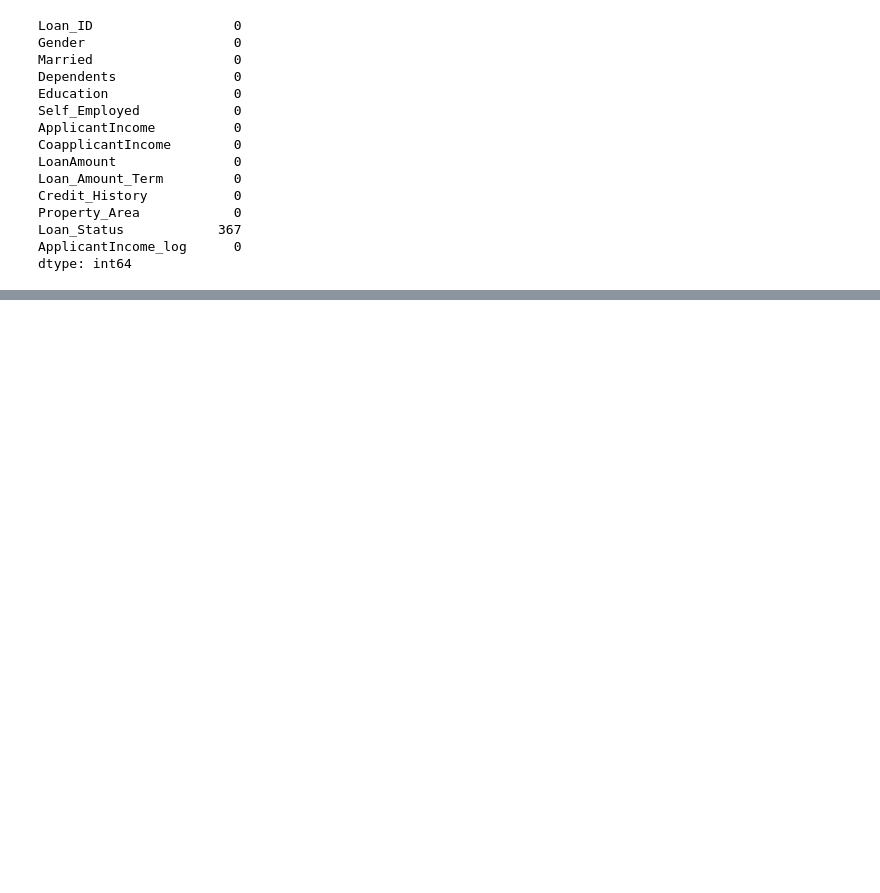
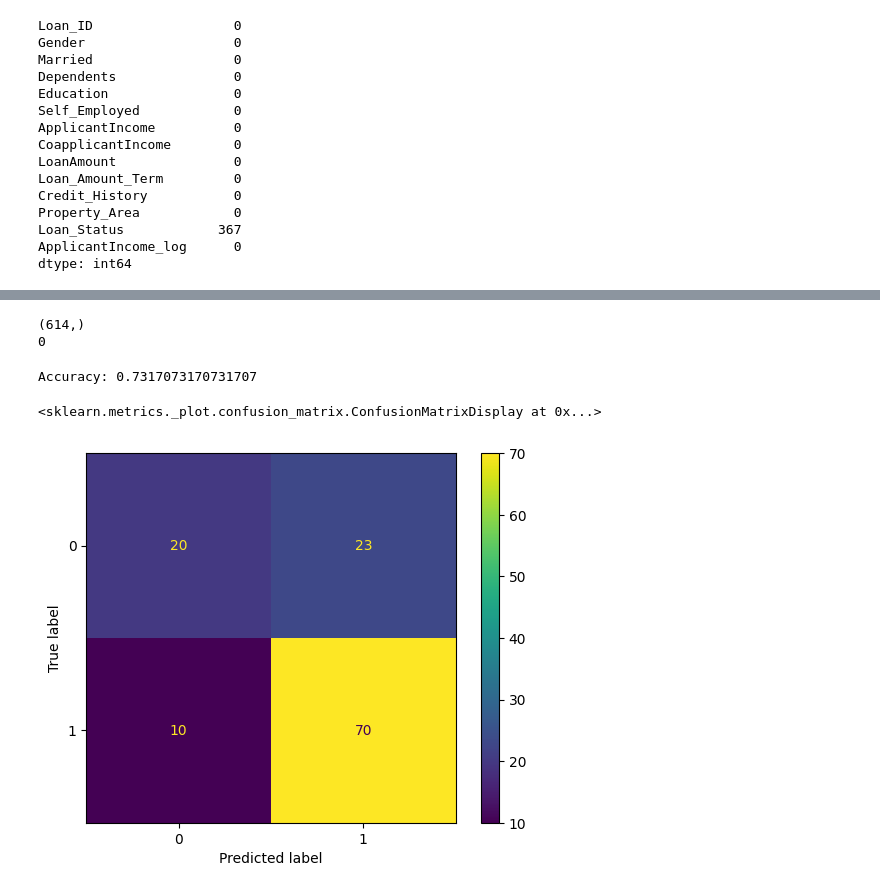
Before and after one commit to Nitish-kr0101/Machine_Learning, a Jupyter notebook: loan.ipynb, the cells around one changed output, grey strips where cells are left out. Drawn from its saved outputs; the diff is of its cells as text; code cells hidden in the pictures; blank space fills up the shorter version.

```diff
--- a/loan.ipynb
+++ b/loan.ipynb
@@ -211,0 +414,17 @@ dtype: int64
+# %%
+# reading the dataset and creating train and test data
+df= pd.read_csv("Loan dataset_classification.csv")
+
+df = df.dropna(subset=["Loan_Status"])
+
+X = df.drop(columns=["Loan_Status","Loan_ID","Gender","Dependents"], axis=1)
+y = df["Loan_Status"].map({"Y":1,"N":0})
+print(y.shape)
+print(y.isna().sum())
+
+X_train, X_test, y_train, y_test = train_test_split(
+    X, y, test_size=0.2, random_state=42
+)
+# %% [output]
+(614,)
+0
@@ -211,0 +437,44 @@ dtype: int64
+# %%
+# Creating pipelines
+numeric_pipeline = Pipeline([
+    ("imputer", SimpleImputer(strategy="median")),
+    ("scaler", StandardScaler())
+])
+
+log_numeric_pipeline = Pipeline([
+    ("imputer", SimpleImputer(strategy="median")),
+    ("log", FunctionTransformer(np.log1p, validate=False)),
+    ("scaler", StandardScaler())
+])
+
+categorical_pipeline = Pipeline([
+    ("imputer", SimpleImputer(strategy="most_frequent")),
+    ("encoder", OneHotEncoder(handle_unknown="ignore"))
+])
+# %%
+# Applying pipeline on the model dataset
+preprocessor = ColumnTransformer([
+    ("log_num", log_numeric_pipeline, log_cols),
+    ("num", numeric_pipeline, num_cols),
+    ("cat", categorical_pipeline, cat_cols)
+])
+
+model_pipeline = Pipeline([
+    ("preprocess", preprocessor),
+    ("model", LogisticRegression(class_weight="balanced"))
+])
+# %%
+# training the model
+model_pipeline.fit(X_train, y_train)
+
+y_pred = model_pipeline.predict(X_test)
+
+print("Accuracy:", accuracy_score(y_test, y_pred))
+cm = confusion_matrix(y_test, y_pred)
+
+disp = ConfusionMatrixDisplay(confusion_matrix=cm)
+disp.plot()
+# %% [output]
+Accuracy: 0.7317073170731707
+<sklearn.metrics._plot.confusion_matrix.ConfusionMatrixDisplay at 0x...>
+[figure, added]
```
Also changed, not shown: parts of 21 cells of this notebook, 35 other files.
